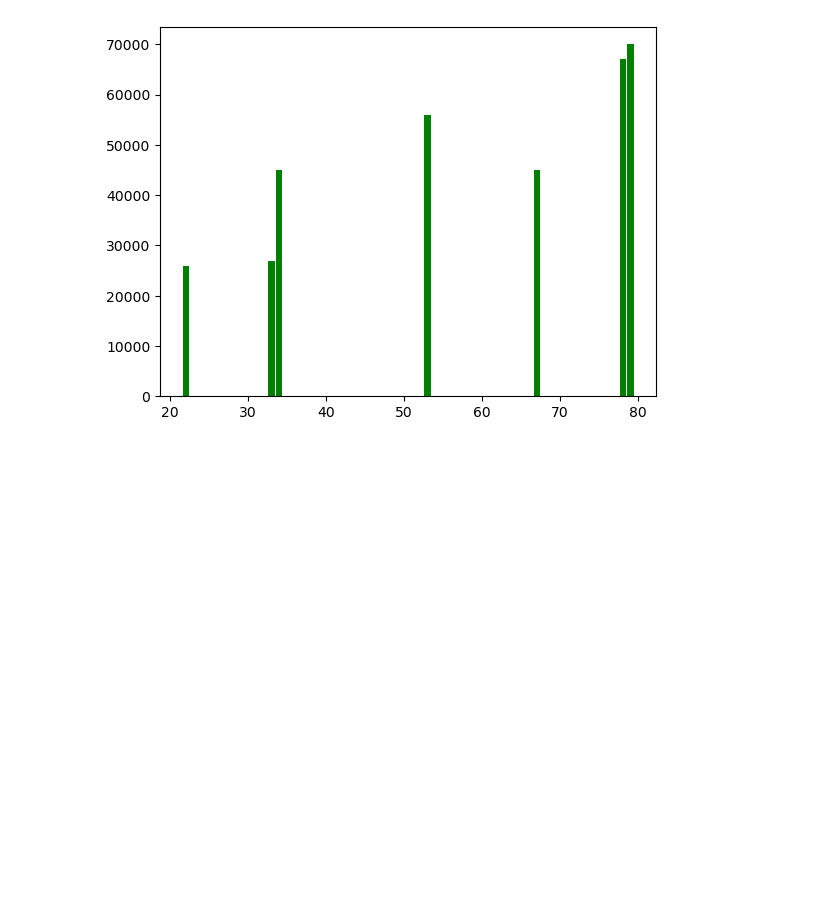
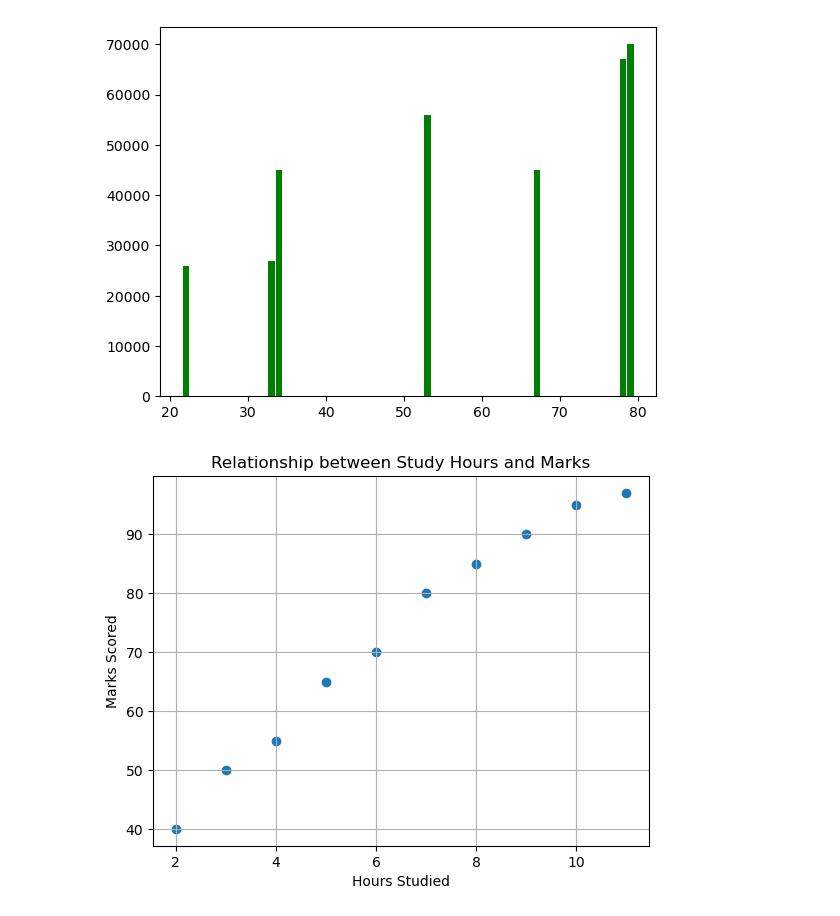
Before and after one commit to Preeti-1611/Python-_Libraries, a Jupyter notebook: Matplotlib_python/file_03.ipynb, the cells around one changed output. Drawn from its saved outputs; the diff is of its cells as text; code cells hidden in the pictures; blank space fills up the shorter version.

```diff
--- a/Matplotlib_python/file_03.ipynb
+++ b/Matplotlib_python/file_03.ipynb
@@ -63,3 +63,19 @@ plt.bar(d2["Age"],d2["Sal"],color = "green") # color ,align
 plt.show()
 # %% [output]
 [figure]
+# %%
+import matplotlib.pyplot as plt
+
+hours = [2,3,4,5,6,7,8,9,10,11]
+marks = [40,50,55,65,70,80,85,90,95,97]
+
+plt.scatter(hours, marks)
+
+plt.xlabel("Hours Studied")
+plt.ylabel("Marks Scored")
+plt.title("Relationship between Study Hours and Marks")
+
+plt.grid()
+plt.show()
+# %% [output]
+[figure, added]
```
Also changed, not shown: parts of 3 cells of this notebook.
